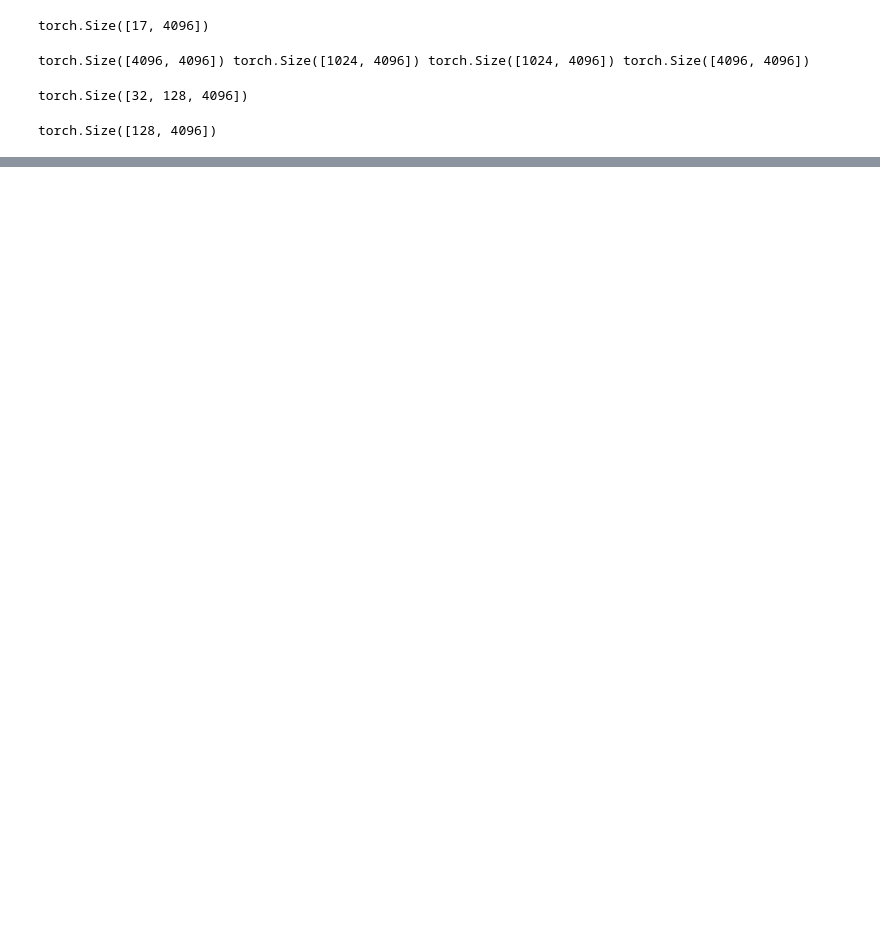
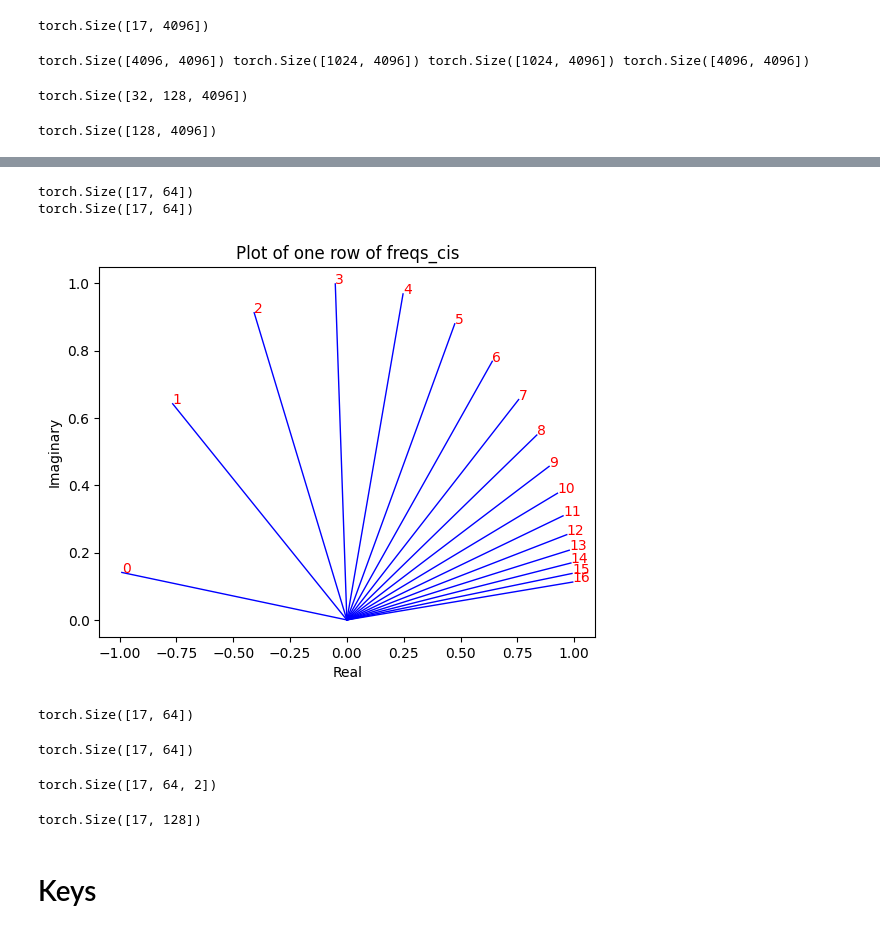
Before and after one commit to soran-ghaderi/nir_code_release, a Jupyter notebook: llama3_notebook.ipynb, the cells around one changed output, grey strips where cells are left out. Drawn from its saved outputs; the diff is of its cells as text; code cells hidden in the pictures; blank space fills up the shorter version.

```diff
--- a/llama3_notebook.ipynb
+++ b/llama3_notebook.ipynb
@@ -102,0 +114,3 @@ torch.Size([17, 128])
+# %%
+zero_to_one_split_into_64_parts = torch.tensor(range(64))/64
+zero_to_one_split_into_64_parts
@@ -102,0 +126,3 @@ torch.Size([17, 128])
+# %%
+freqs = 1 / (config.rope_theta ** zero_to_one_split_into_64_parts)
+freqs
@@ -102,0 +141,42 @@ torch.Size([17, 128])
+# %%
+freqs_for_each_token = torch.outer(torch.arange(17), freqs)
+print(freqs_for_each_token.shape)
+
+freq_cis = torch.polar(torch.ones(freqs_for_each_token.shape), freqs_for_each_token)
+print(freq_cis.shape)
+
+value = freq_cis[3]
+plt.figure()
+for i, element in enumerate(value[:17]):
+    plt.plot([0, element.real], [0, element.imag], color='blue', linewidth=1, label=f"Index: {i}")
+    plt.annotate(f"{i}", xy=(element.real, element.imag), color='red')
+plt.xlabel('Real')
+plt.ylabel('Imaginary')
+plt.title('Plot of one row of freqs_cis')
+plt.show()
+# %% [output]
+torch.Size([17, 64])
+torch.Size([17, 64])
+[figure, added]
+# %%
+q_per_token_as_complex_numbers = torch.view_as_complex(q_per_token_split_into_pairs)
+q_per_token_as_complex_numbers.shape
+# %% [output]
+torch.Size([17, 64])
+# %%
+query_per_token_as_complex_numbers_rotated = q_per_token_as_complex_numbers * freq_cis
+query_per_token_as_complex_numbers_rotated.shape
+# %% [output]
+torch.Size([17, 64])
+# %%
+q_per_token_split_into_pairs_rotated = torch.view_as_real(query_per_token_as_complex_numbers_rotated)
+q_per_token_split_into_pairs_rotated.shape
+# %% [output]
+torch.Size([17, 64, 2])
+# %%
+q_per_token_rotated = q_per_token_split_into_pairs_rotated.view(q_per_token.shape)
+q_per_token_rotated.shape
+# %% [output]
+torch.Size([17, 128])
+# %% [markdown]
+# Keys
```
Also changed, not shown: parts of 16 cells of this notebook.
